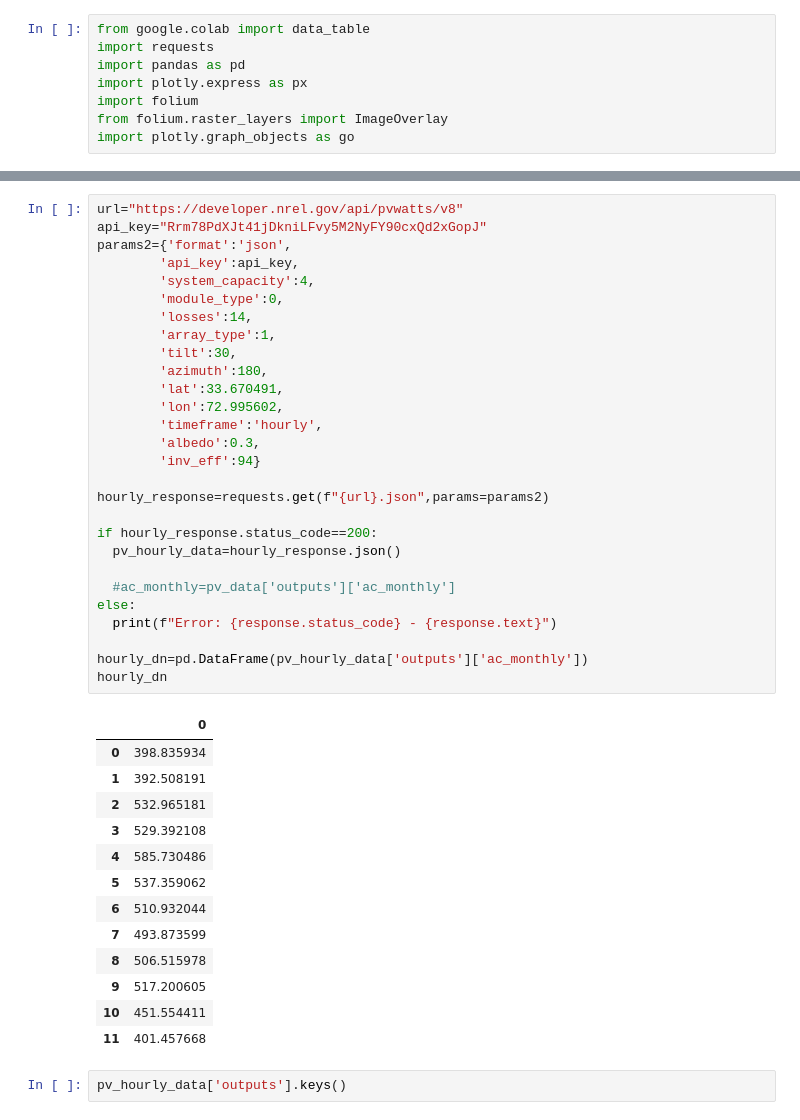
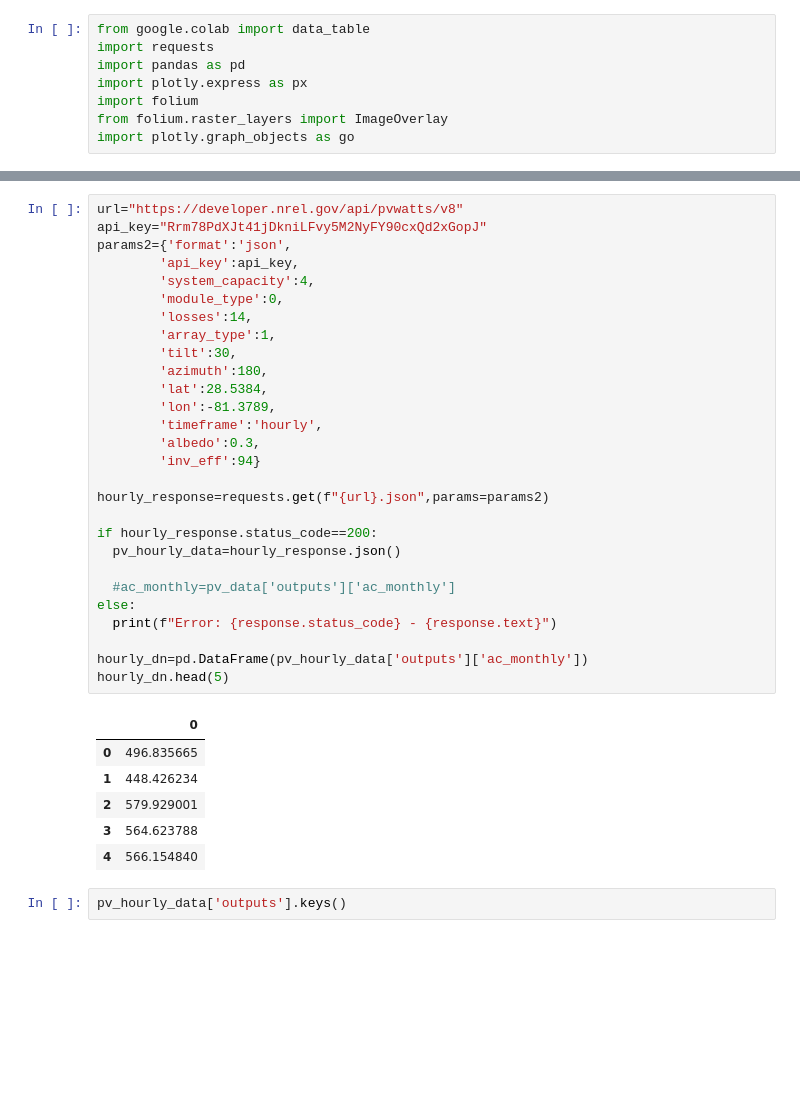
Before and after one commit to touseefyounas/PV_Analysis, a Jupyter notebook: PVWatts_API.ipynb, the cells around one changed output, grey strips where cells are left out. Cells and saved outputs as stored; diff of their text form; blank space fills up the shorter version.

```diff
--- a/PVWatts_API.ipynb
+++ b/PVWatts_API.ipynb
@@ -73,45 +109,38 @@ test_map
 # %%
 url="https://developer.nrel.gov/api/pvwatts/v8"
 api_key="Rrm78PdXJt41jDkniLFvy5M2NyFY90cxQd2xGopJ"
 params2={'format':'json',
         'api_key':api_key,
         'system_capacity':4,
         'module_type':0,
         'losses':14,
         'array_type':1,
         'tilt':30,
         'azimuth':180,
-        'lat':33.670491,
-        'lon':72.995602,
+        'lat':28.5384,
+        'lon':-81.3789,
         'timeframe':'hourly',
         'albedo':0.3,
         'inv_eff':94}
 
 hourly_response=requests.get(f"{url}.json",params=params2)
 
 if hourly_response.status_code==200:
   pv_hourly_data=hourly_response.json()
 
   #ac_monthly=pv_data['outputs']['ac_monthly']
 else:
   print(f"Error: {response.status_code} - {response.text}")
 
 hourly_dn=pd.DataFrame(pv_hourly_data['outputs']['ac_monthly'])
-hourly_dn
+hourly_dn.head(5)
 # %% [output]
 |  | 0 |
-| 0 | 398.835934 |
-| 1 | 392.508191 |
-| 2 | 532.965181 |
-| 3 | 529.392108 |
-| 4 | 585.730486 |
-| 5 | 537.359062 |
-| 6 | 510.932044 |
-| 7 | 493.873599 |
-| 8 | 506.515978 |
-| 9 | 517.200605 |
-| 10 | 451.554411 |
-| 11 | 401.457668 |
+| 0 | 496.835665 |
+| 1 | 448.426234 |
+| 2 | 579.929001 |
+| 3 | 564.623788 |
+| 4 | 566.154840 |
 # %%
 pv_hourly_data['outputs'].keys()
 # %% [output]
```
Also changed, not shown: parts of 14 cells of this notebook.
